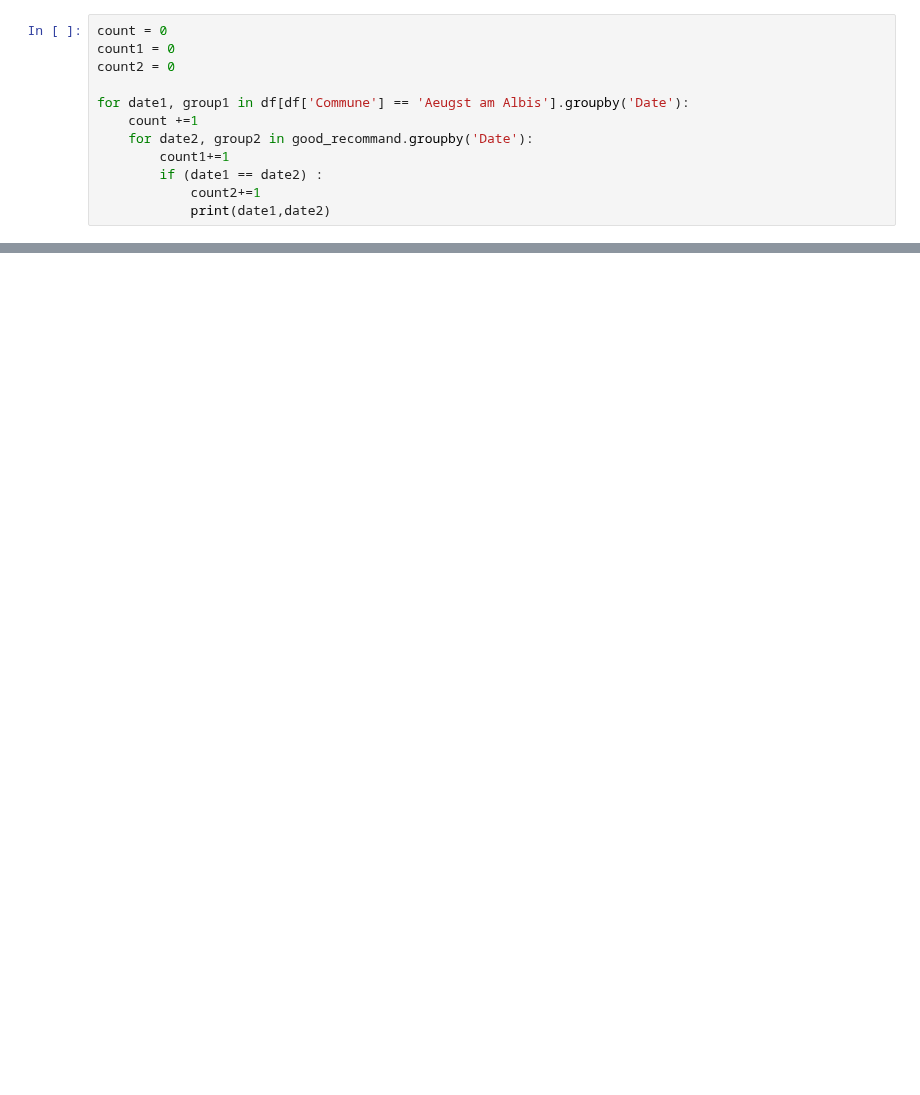
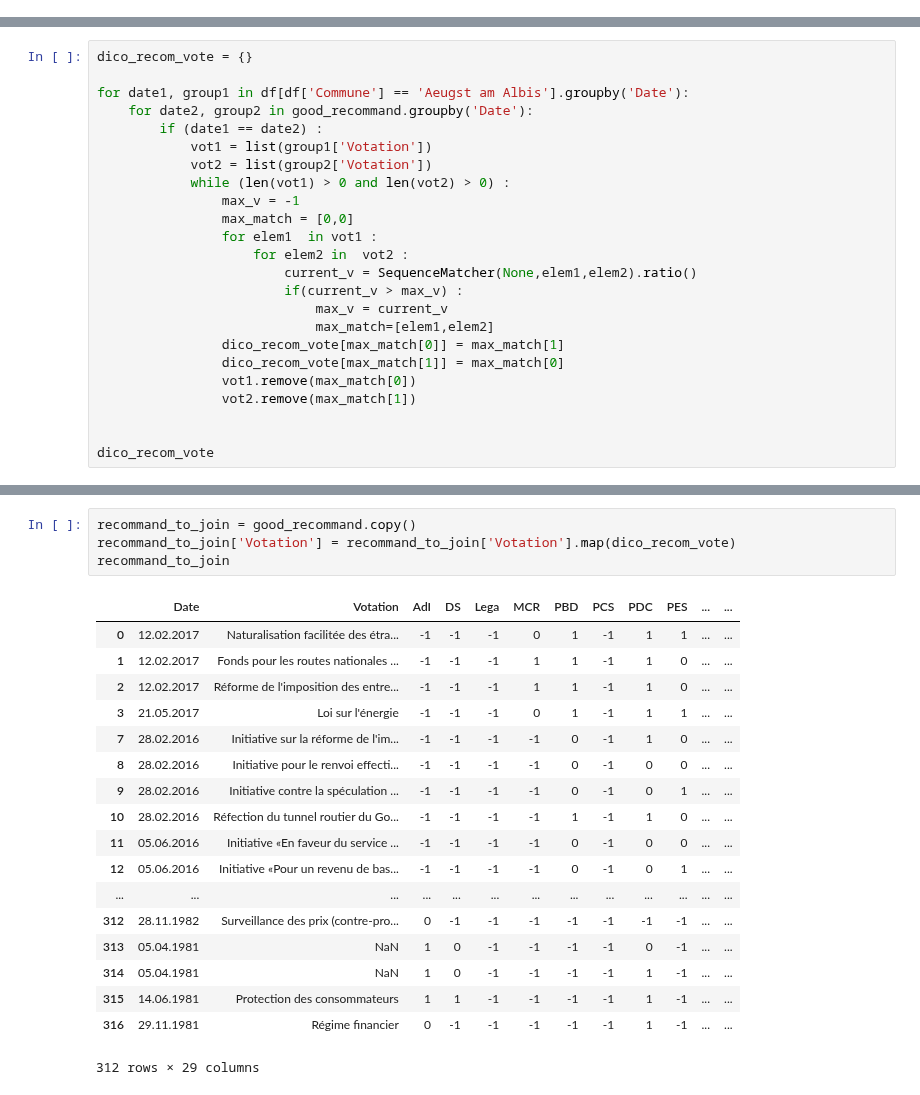
Before and after one commit to matthieuDev/ADA2017, a Jupyter notebook: project/parse parti conseil.ipynb, the cells around one changed output, grey strips where cells are left out. Drawn from its saved outputs; the diff is of its cells as text; blank space fills up the shorter version.

```diff
--- a/project/parse parti conseil.ipynb
+++ b/project/parse parti conseil.ipynb
@@ -186,12 +172,0 @@ TypeError: first argument must be an iterable of pandas objects, you passed an o
-# %%
-count = 0
-count1 = 0
-count2 = 0
-
-for date1, group1 in df[df['Commune'] == 'Aeugst am Albis'].groupby('Date'):
-    count +=1
-    for date2, group2 in good_recommand.groupby('Date'):
-        count1+=1
-        if (date1 == date2) :
-            count2+=1
-            print(date1,date2)
@@ -220,0 +178,24 @@ for date1, group1 in df[df['Commune'] == 'Aeugst am Albis'].groupby('Date'):
+# %%
+dico_recom_vote = {}
+
+for date1, group1 in df[df['Commune'] == 'Aeugst am Albis'].groupby('Date'):
+    for date2, group2 in good_recommand.groupby('Date'):
+        if (date1 == date2) :
+            vot1 = list(group1['Votation'])
+            vot2 = list(group2['Votation'])
+            while (len(vot1) > 0 and len(vot2) > 0) :
+                max_v = -1
+                max_match = [0,0]
+                for elem1  in vot1 :
+                    for elem2 in  vot2 :
+                        current_v = SequenceMatcher(None,elem1,elem2).ratio()
+                        if(current_v > max_v) :
+                            max_v = current_v
+                            max_match=[elem1,elem2]
+                dico_recom_vote[max_match[0]] = max_match[1]
+                dico_recom_vote[max_match[1]] = max_match[0]
+                vot1.remove(max_match[0])
+                vot2.remove(max_match[1])
+
+
+dico_recom_vote
@@ -220,0 +220,23 @@ for date1, group1 in df[df['Commune'] == 'Aeugst am Albis'].groupby('Date'):
+# %%
+recommand_to_join = good_recommand.copy()
+recommand_to_join['Votation'] = recommand_to_join['Votation'].map(dico_recom_vote)
+recommand_to_join
+# %% [output]
+|  | Date | Votation | AdI | DS | Lega | MCR | PBD | PCS | PDC | PES | ... | ... |
+| 0 | 12.02.2017 | Naturalisation facilitée des étra... | -1 | -1 | -1 | 0 | 1 | -1 | 1 | 1 | ... | ... |
+| 1 | 12.02.2017 | Fonds pour les routes nationales ... | -1 | -1 | -1 | 1 | 1 | -1 | 1 | 0 | ... | ... |
+| 2 | 12.02.2017 | Réforme de l'imposition des entre... | -1 | -1 | -1 | 1 | 1 | -1 | 1 | 0 | ... | ... |
+| 3 | 21.05.2017 | Loi sur l'énergie | -1 | -1 | -1 | 0 | 1 | -1 | 1 | 1 | ... | ... |
+| 7 | 28.02.2016 | Initiative sur la réforme de l'im... | -1 | -1 | -1 | -1 | 0 | -1 | 1 | 0 | ... | ... |
+| 8 | 28.02.2016 | Initiative pour le renvoi effecti... | -1 | -1 | -1 | -1 | 0 | -1 | 0 | 0 | ... | ... |
+| 9 | 28.02.2016 | Initiative contre la spéculation ... | -1 | -1 | -1 | -1 | 0 | -1 | 0 | 1 | ... | ... |
+| 10 | 28.02.2016 | Réfection du tunnel routier du Go... | -1 | -1 | -1 | -1 | 1 | -1 | 1 | 0 | ... | ... |
+| 11 | 05.06.2016 | Initiative «En faveur du service ... | -1 | -1 | -1 | -1 | 0 | -1 | 0 | 0 | ... | ... |
+| 12 | 05.06.2016 | Initiative «Pour un revenu de bas... | -1 | -1 | -1 | -1 | 0 | -1 | 0 | 1 | ... | ... |
+| ... | ... | ... | ... | ... | ... | ... | ... | ... | ... | ... | ... | ... |
+| 312 | 28.11.1982 | Surveillance des prix (contre-pro... | 0 | -1 | -1 | -1 | -1 | -1 | -1 | -1 | ... | ... |
+| 313 | 05.04.1981 | NaN | 1 | 0 | -1 | -1 | -1 | -1 | 0 | -1 | ... | ... |
+| 314 | 05.04.1981 | NaN | 1 | 0 | -1 | -1 | -1 | -1 | 1 | -1 | ... | ... |
+| 315 | 14.06.1981 | Protection des consommateurs | 1 | 1 | -1 | -1 | -1 | -1 | 1 | -1 | ... | ... |
+| 316 | 29.11.1981 | Régime financier | 0 | -1 | -1 | -1 | -1 | -1 | 1 | -1 | ... | ... |
+312 rows × 29 columns
```
Also changed, not shown: parts of 13 cells of this notebook.
